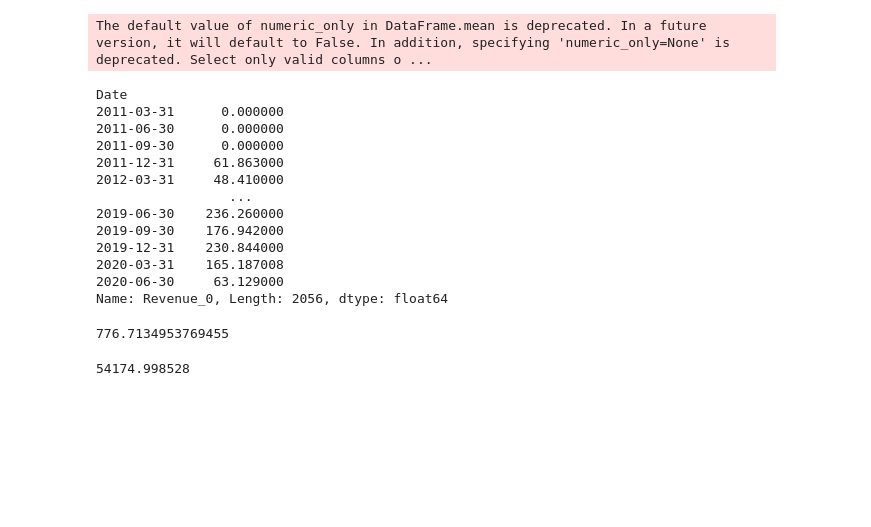
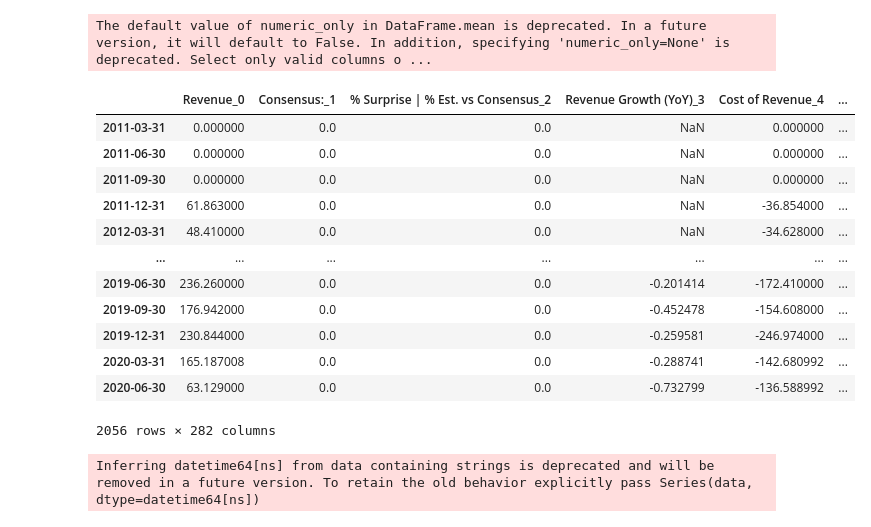
Before and after one commit to igorlaryush/CMF-reporting-forecasting, a Jupyter notebook: EDA.ipynb, the cells around one changed output. Cells and saved outputs as stored; diff of their text form; code cells hidden in the pictures; blank space fills up the shorter version.

```diff
--- a/EDA.ipynb
+++ b/EDA.ipynb
@@ -29,7 +29,6 @@ df = pd.concat([read_table(os.path.join(train_dir, file), file) for file in tqdm
 
 company_names = df['Company_name'].copy()
 df.columns = ['{}_{}'.format(col, i) for i, col in enumerate(df.columns)]
-df.index.names = ['Date']
 df = df[df.columns[df.nunique(dropna=False) > 1]]
 df = df.apply(pd.to_numeric, errors='coerce')
 df.iloc[:, -1] = company_names
@@ -89,30 +82,28 @@ x= df['Revenue_0'].values
 # %%
-df['Revenue_0']
+df
 # %% [output]
+|  | Revenue_0 | Consensus:_1 | % Surprise | % Est. vs Consensus_2 | Revenue Growth (YoY)_3 | Cost of Revenue_4 | ... |
+| 2011-03-31 | 0.000000 | 0.0 | 0.0 | NaN | 0.000000 | ... |
+| 2011-06-30 | 0.000000 | 0.0 | 0.0 | NaN | 0.000000 | ... |
+| 2011-09-30 | 0.000000 | 0.0 | 0.0 | NaN | 0.000000 | ... |
+| 2011-12-31 | 61.863000 | 0.0 | 0.0 | NaN | -36.854000 | ... |
+| 2012-03-31 | 48.410000 | 0.0 | 0.0 | NaN | -34.628000 | ... |
+| ... | ... | ... | ... | ... | ... | ... |
+| 2019-06-30 | 236.260000 | 0.0 | 0.0 | -0.201414 | -172.410000 | ... |
+| 2019-09-30 | 176.942000 | 0.0 | 0.0 | -0.452478 | -154.608000 | ... |
+| 2019-12-31 | 230.844000 | 0.0 | 0.0 | -0.259581 | -246.974000 | ... |
+| 2020-03-31 | 165.187008 | 0.0 | 0.0 | -0.288741 | -142.680992 | ... |
+| 2020-06-30 | 63.129000 | 0.0 | 0.0 | -0.732799 | -136.588992 | ... |
-Date
-2011-03-31      0.000000
-2011-06-30      0.000000
-2011-09-30      0.000000
-2011-12-31     61.863000
-2012-03-31     48.410000
-                 ...
-2019-06-30    236.260000
-2019-09-30    176.942000
-2019-12-31    230.844000
-2020-03-31    165.187008
-2020-06-30     63.129000
-Name: Revenue_0, Length: 2056, dtype: float64
+2056 rows × 282 columns
-# %%
-df['Revenue_0'].mean()
-# %% [output]
-776.7134953769455
-# %%
-df['Revenue_0'].max()
-# %% [output]
-54174.998528
 # %%
 import plotly.express as px
+
+x = pd.DataFrame()
+x['rev'] = df['Revenue_0']
+x['index'] = df['Revenue_0'].index
+
 df = px.data.tips()
-fig = px.histogram(df, x="total_bill", y="tip", color="sex", marginal="rug",
-                   hover_data=df.columns)
+fig = px.histogram(x, x="index", y="rev")
 fig.show()
+# %% [output]
+Inferring datetime64[ns] from data containing strings is deprecated and will be removed in a future version. To retain the old behavior explicitly pass Series(data, dtype=datetime64[ns])
```
Also changed, not shown: parts of 1 cell of this notebook.
